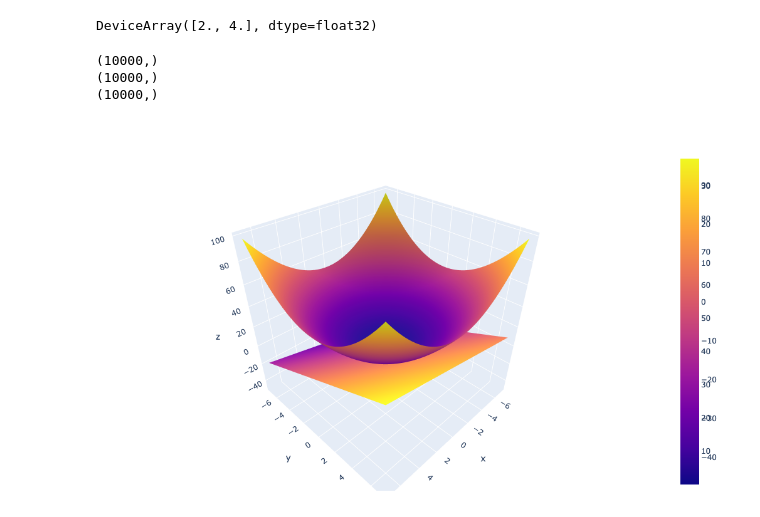
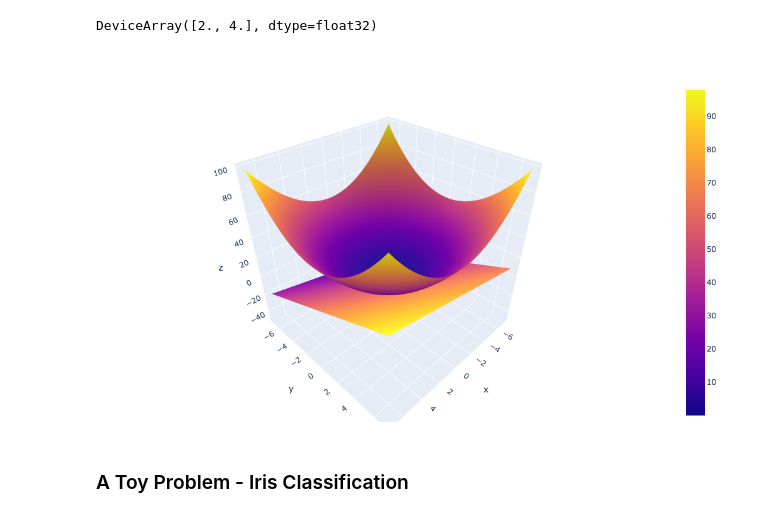
Before and after one commit to angusturner/diffuse, a Jupyter notebook: notebooks/jax.ipynb, the cells around one changed output. Cells and saved outputs as stored; diff of their text form; code cells hidden in the pictures.

```diff
--- a/notebooks/jvp.ipynb
+++ b/notebooks/jax.ipynb
@@ -20,21 +15,20 @@ def f(x: jnp.DeviceArray) -> jnp.DeviceArray:
     return (x ** 2).sum()
 # %%
 # define a point x0=(1, 2), and the two basis vectors
-# in the tangent space
 x0 = jnp.array([1.0, 2.0])
 v1 = jnp.array([1.0, 0.0])
 v2 = jnp.array([0.0, 1.0])
 
 # The JVP takes:
 #   - a point `x0` in the input space of the function
-#   - a vector in the tangent space of `x0`
+#   - a vector in the tangent space of `f(x0)`
 # And returns:
 #   - the value y = f(x)
 #   - a vector in the codomain of f (the pushforward map of `v`)
 # By evaluating each of the basis vectors in the tangent space, we can construct
 # the jacobian (i.e one column at a time).
-y, u1 = jvp(f, (x0,), (v1,))
-_, u2 = jvp(f, (x0,), (v2,))
+y, u1 = jax.jvp(f, (x0,), (v1,))
+_, u2 = jax.jvp(f, (x0,), (v2,))
 jac = jnp.stack((u1, u2), axis=0)
 jac
 # %% [output]
@@ -71,37 +65,32 @@ grid_stack = jnp.stack((x_grid, y_grid), axis=2) # (100, 100, 2)
 grid_flat = grid_stack.reshape([-1, 2])
 # %%
 # vectorise on batch dimension, and compile with jit
-T_batch = jit(vmap(T, in_axes=0, out_axes=0))
-f_batch = jit(vmap(f, in_axes=0, out_axes=0))
+T_batch = jax.jit(vmap(T, in_axes=0, out_axes=0))
+f_batch = jax.jit(vmap(f, in_axes=0, out_axes=0))
 # %%
 # evaluate the function at tangent function at each grid location
 z = np.array(f_batch(grid_flat))
 z_tangent = np.array(T_batch(grid_flat))
-print(z.shape)
-print(z_tangent.shape)
-print(grid_flat[:, 0].shape)
-# %% [output]
-(10000,)
-(10000,)
-(10000,)
 # %%
 # visualize
 x = grid_flat[:, 0].reshape([100, 100])
 y = grid_flat[:, 1].reshape([100, 100])
 z = z.reshape([100, 100])
 z_tangent = z_tangent.reshape([100, 100])
 
 fig = go.Figure(data = [
     go.Surface(x=x_grid, y=y_grid, z=z),
-    go.Surface(x=x, y=y, z=z_tangent)
+    go.Surface(x=x, y=y, z=z_tangent, showscale=False)
 ])
 fig.update_layout(
     autosize=False,
     width=800,
     height=600,
     margin=dict(l=20, r=20, b=10, t=50, pad=4),
 )
 
 fig.show()
 # %% [output]
-[figure, old version]
+[figure, new version]
+# %% [markdown]
+### A Toy Problem - Iris Classification
```
Also changed, not shown: parts of 19 cells of this notebook.
